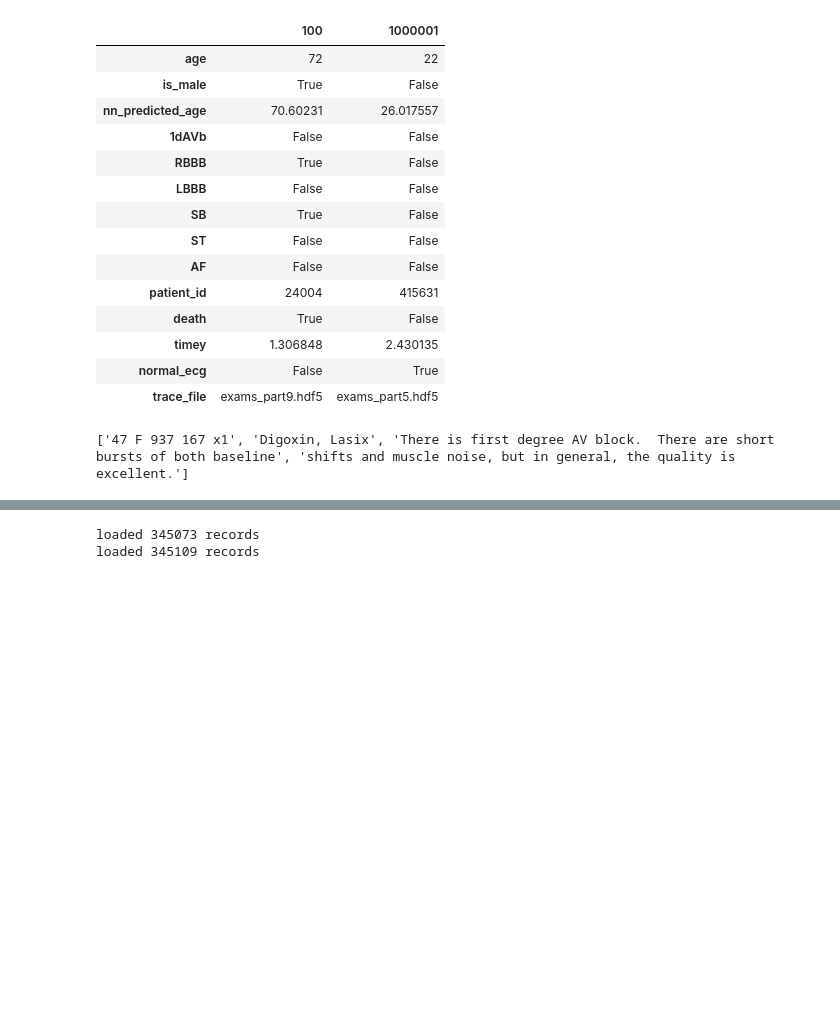
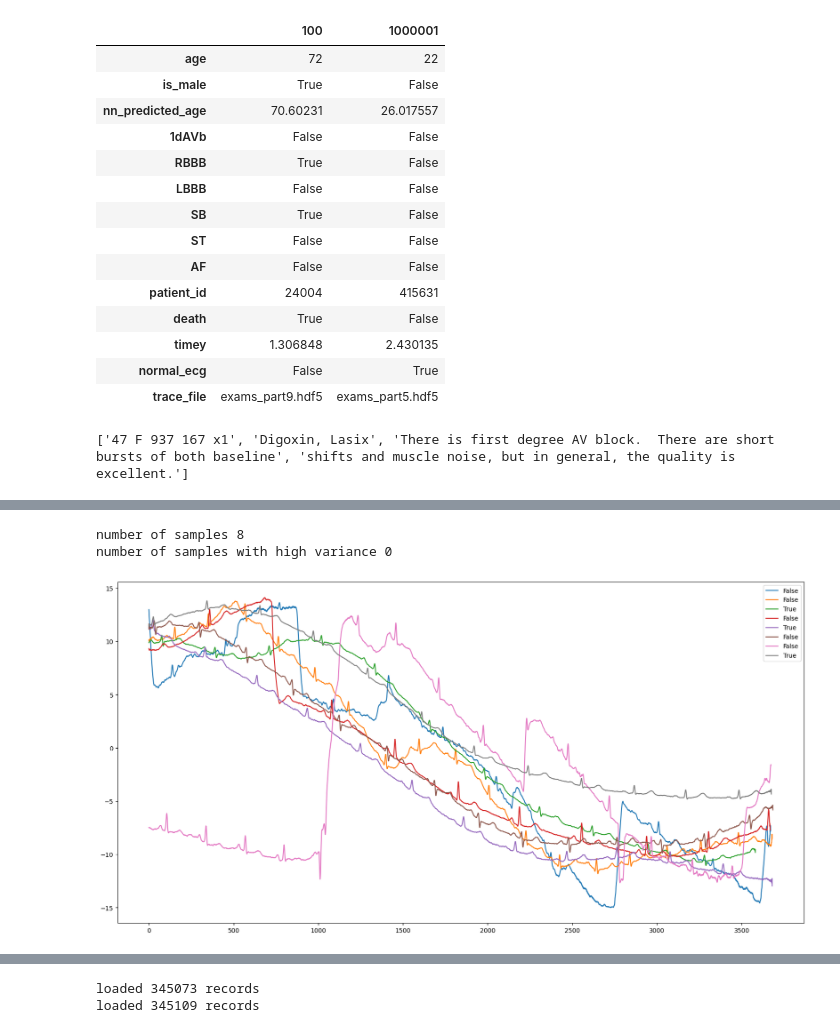
Before and after one commit to luna97/MIT-BIH_ecg_arrhytmia, a Jupyter notebook: test.ipynb, the cells around one changed output, grey strips where cells are left out. Drawn from its saved outputs; the diff is of its cells as text; code cells hidden in the pictures; blank space fills up the shorter version.

```diff
--- a/test.ipynb
+++ b/test.ipynb
@@ -272,0 +305,29 @@ torch.Size([32, 3600])
+# %%
+# get the index of the signal with highest variance
+max_idx = sorted(vars, key=lambda x: x[1])
+# plot the signal with the highest variance
+
+# plot the first 10 samples
+count = 0
+plt.figure(figsize=(20, 10))
+for i in range(1, len(max_idx)):
+    sample = train_dataset[max_idx[-i][0]]['signal']
+    # sample = (sample - sample.mean()) / sample.std()
+
+    max_val = sample.max().item()
+    min_val = sample.min().item()
+    tab_data = train_dataset[max_idx[-i][0]]['tab_data']
+    # if (max_val > 15 or min_val < -15):
+    #print('tab_data', tab_data)
+    plt.plot(train_dataset[max_idx[-i][0]]['signal'].squeeze().cpu().numpy(), label=f'{tab_data.loc["normal_ecg"].values[0]}')
+    if max_idx[-i][1] < 50:
+        break
+
+print('number of samples', i)
+print('number of samples with high variance', count)
+plt.legend()
+plt.show()
+# %% [output]
+number of samples 8
+number of samples with high variance 0
+[figure, added]
```
Also changed, not shown: parts of 9 cells of this notebook, 15 other files.
